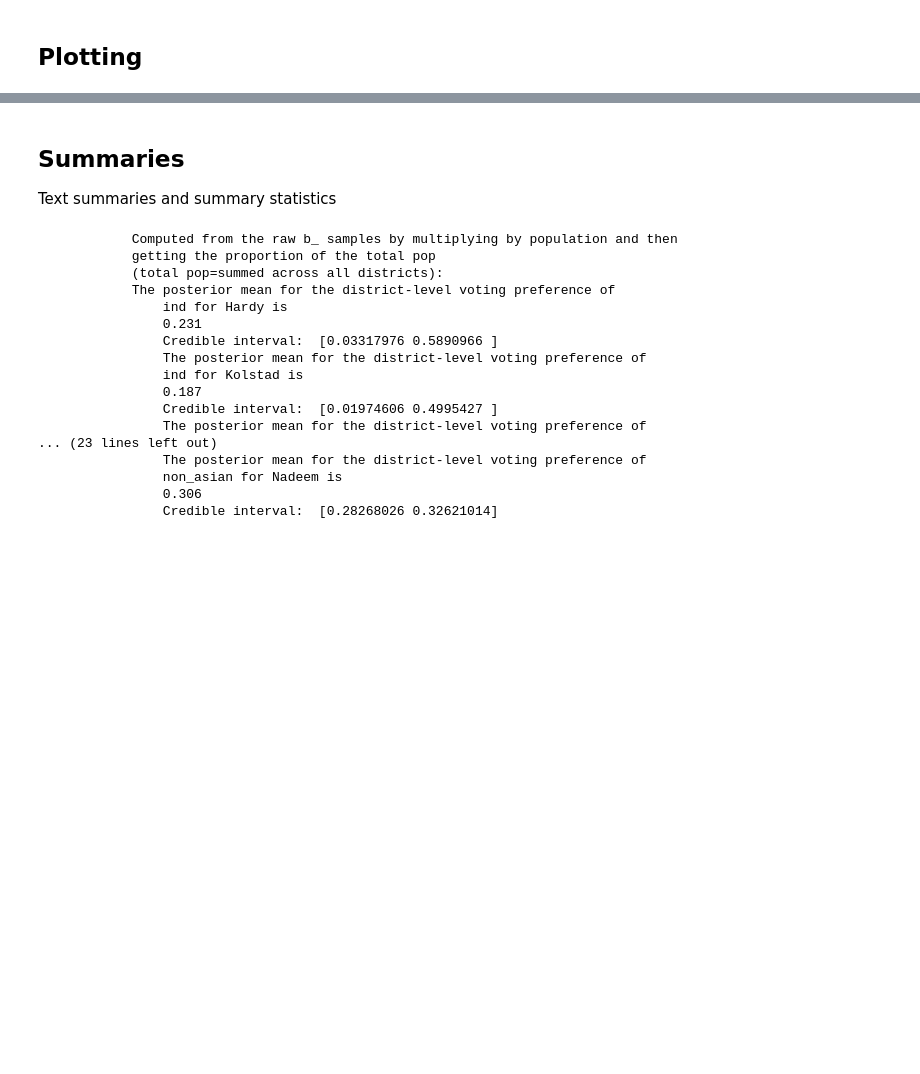
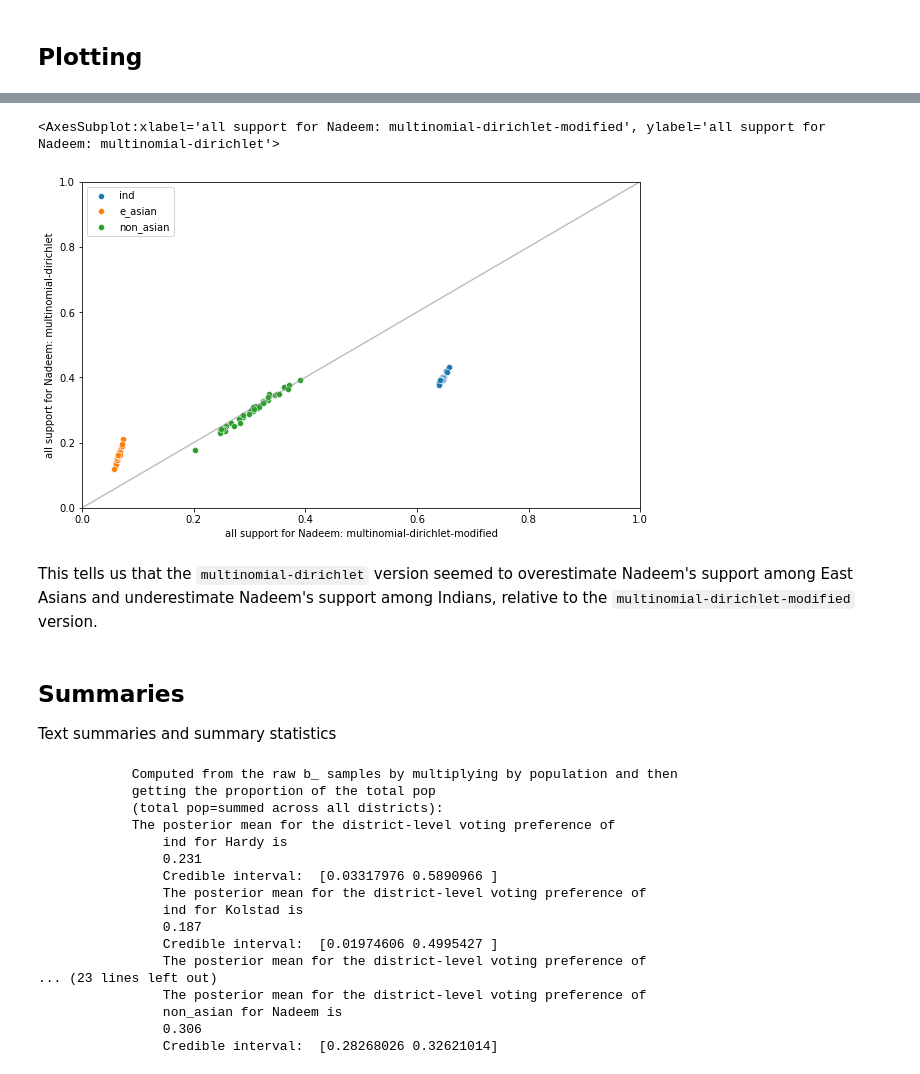
Before and after one commit to mggg/ecological-inference, a Jupyter notebook: pyei/examples/santa_clara_demo_r_by_c.ipynb, the cells around one changed output, grey strips where cells are left out. Cells and saved outputs as stored; diff of their text form; code cells hidden in the pictures; blank space fills up the shorter version.

```diff
--- a/pyei/examples/santa_clara_demo_r_by_c.ipynb
+++ b/pyei/examples/santa_clara_demo_r_by_c.ipynb
@@ -62,3 +88,10 @@ ei.plot_intervals_by_precinct('e_asian', 'Kolstad') # 95% credible intervals by
+# %%
+plot_precinct_scatterplot(ei_runs, run_names, "Nadeem")
+# %% [output]
+<AxesSubplot:xlabel='all support for Nadeem: multinomial-dirichlet-modified', ylabel='all support for Nadeem: multinomial-dirichlet'>
+[figure, added]
+# %% [markdown]
+This tells us that the `multinomial-dirichlet` version seemed to overestimate Nadeem's support among East Asians and underestimate Nadeem's support among Indians, relative to the `multinomial-dirichlet-modified` version.
 # %% [markdown]
 ## Summaries
 Text summaries and summary statistics
```
Also changed, not shown: parts of 13 cells of this notebook, 1 other file.
